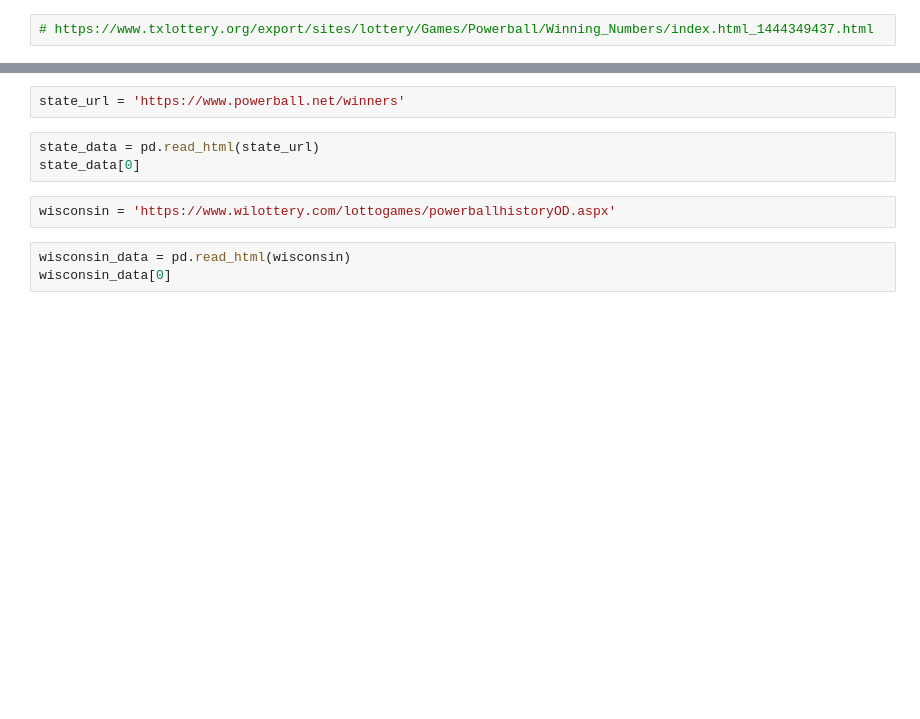
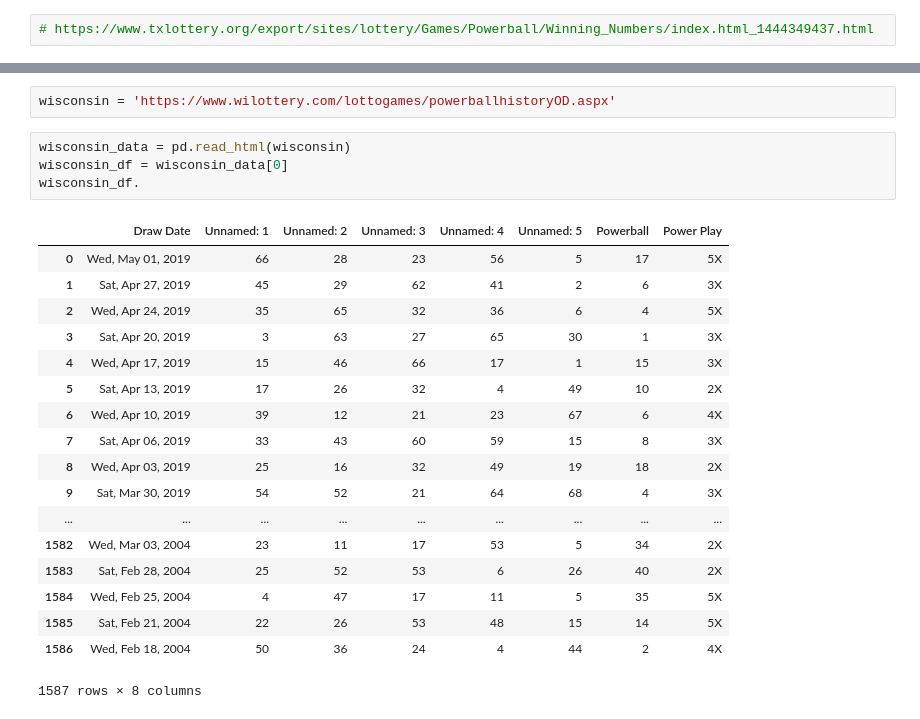
Before and after one commit to huntercash/ETL-Process, a Jupyter notebook: Hunter.ipynb, the cells around one changed output, grey strips where cells are left out. Drawn from its saved outputs; the diff is of its cells as text; blank space fills up the shorter version.

Commit message:
Upload Master DataFrame

```diff
--- a/Hunter.ipynb
+++ b/Hunter.ipynb
@@ -27,13 +27,28 @@ new_df.head()
-# %%
-state_url = 'https://www.powerball.net/winners'
-# %%
-state_data = pd.read_html(state_url)
-state_data[0]
 # %%
 wisconsin = 'https://www.wilottery.com/lottogames/powerballhistoryOD.aspx'
 # %%
 wisconsin_data = pd.read_html(wisconsin)
-wisconsin_data[0]
+wisconsin_df = wisconsin_data[0]
+wisconsin_df.
+# %% [output]
+|  | Draw Date | Unnamed: 1 | Unnamed: 2 | Unnamed: 3 | Unnamed: 4 | Unnamed: 5 | Powerball | Power Play |
+| 0 | Wed, May 01, 2019 | 66 | 28 | 23 | 56 | 5 | 17 | 5X |
+| 1 | Sat, Apr 27, 2019 | 45 | 29 | 62 | 41 | 2 | 6 | 3X |
+| 2 | Wed, Apr 24, 2019 | 35 | 65 | 32 | 36 | 6 | 4 | 5X |
+| 3 | Sat, Apr 20, 2019 | 3 | 63 | 27 | 65 | 30 | 1 | 3X |
+| 4 | Wed, Apr 17, 2019 | 15 | 46 | 66 | 17 | 1 | 15 | 3X |
+| 5 | Sat, Apr 13, 2019 | 17 | 26 | 32 | 4 | 49 | 10 | 2X |
+| 6 | Wed, Apr 10, 2019 | 39 | 12 | 21 | 23 | 67 | 6 | 4X |
+| 7 | Sat, Apr 06, 2019 | 33 | 43 | 60 | 59 | 15 | 8 | 3X |
+| 8 | Wed, Apr 03, 2019 | 25 | 16 | 32 | 49 | 19 | 18 | 2X |
+| 9 | Sat, Mar 30, 2019 | 54 | 52 | 21 | 64 | 68 | 4 | 3X |
+| ... | ... | ... | ... | ... | ... | ... | ... | ... |
+| 1582 | Wed, Mar 03, 2004 | 23 | 11 | 17 | 53 | 5 | 34 | 2X |
+| 1583 | Sat, Feb 28, 2004 | 25 | 52 | 53 | 6 | 26 | 40 | 2X |
+| 1584 | Wed, Feb 25, 2004 | 4 | 47 | 17 | 11 | 5 | 35 | 5X |
+| 1585 | Sat, Feb 21, 2004 | 22 | 26 | 53 | 48 | 15 | 14 | 5X |
+| 1586 | Wed, Feb 18, 2004 | 50 | 36 | 24 | 4 | 44 | 2 | 4X |
+1587 rows × 8 columns
 # %%
 winning_state_url = 'http://portalseven.com/lottery/powerball_jackpot_winners.jsp'
 
```
Also changed, not shown: parts of 2 cells of this notebook, 5 other files.
